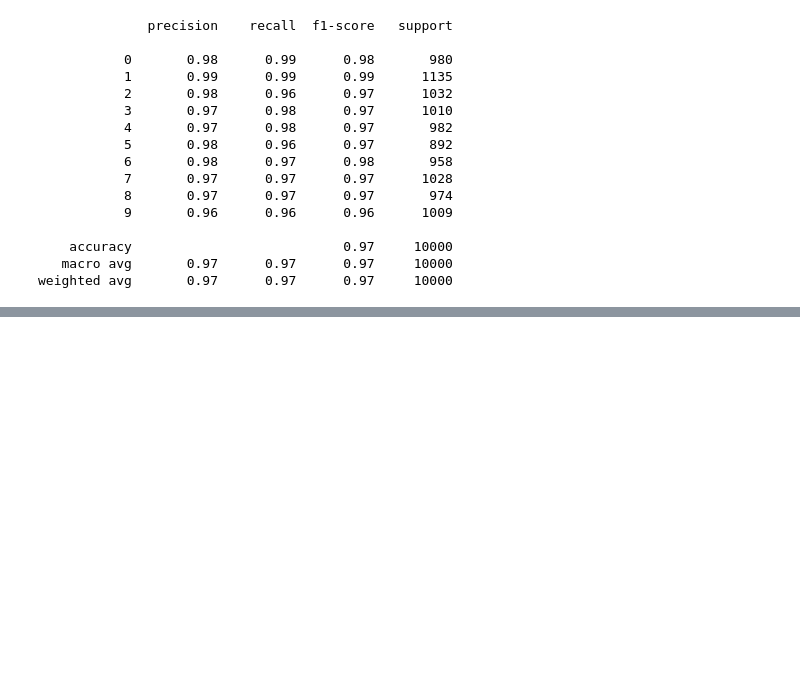
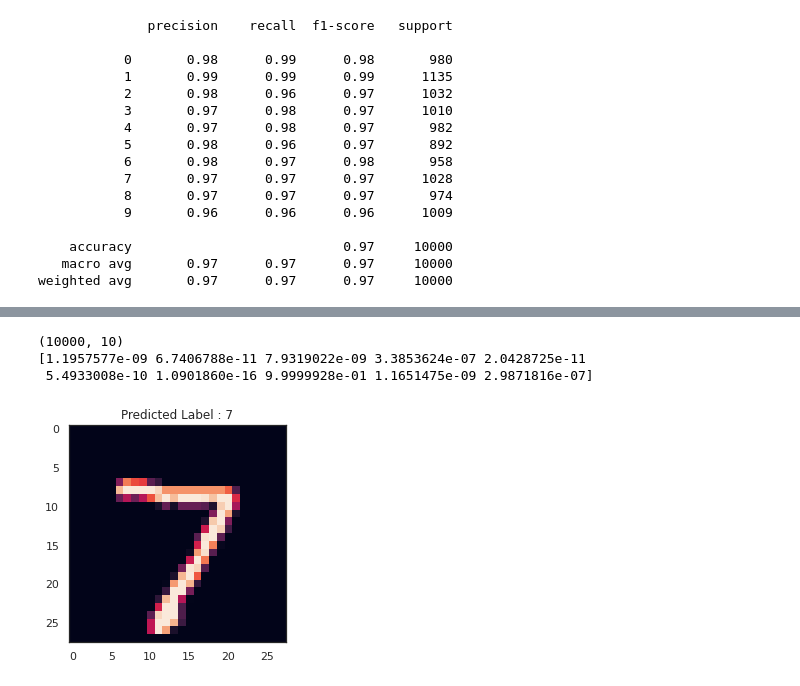
Before and after one commit to HyoungSunChoi/MachineLearning, a Jupyter notebook: Deep Learning/Keras/MNIST 예제 & 모델 평가 방법.ipynb, the cells around one changed output, grey strips where cells are left out. Drawn from its saved outputs; the diff is of its cells as text; code cells hidden in the pictures; blank space fills up the shorter version.

```diff
--- a/Deep Learning/Keras/MNIST 예제 & 모델 평가 방법.ipynb
+++ b/Deep Learning/Keras/MNIST 예제 & 모델 평가 방법.ipynb
@@ -251,0 +251,2 @@ weighted avg       0.97      0.97      0.97     10000
+# %%
+loaded_model=models.load_model('mnist_model.h5')
@@ -251,0 +274,19 @@ weighted avg       0.97      0.97      0.97     10000
+# %%
+# 제대로 불러왔는지 확인하기
+pred_ys2 = loaded_model.predict(x_test)
+print(pred_ys2.shape)
+
+np.set_printoptions(precision=7)
+# 각 클래스에 속하는 확률 값
+print(pred_ys2[0])
+# %% [output]
+(10000, 10)
+[1.1957577e-09 6.7406788e-11 7.9319022e-09 3.3853624e-07 2.0428725e-11
+ 5.4933008e-10 1.0901860e-16 9.9999928e-01 1.1651475e-09 2.9871816e-07]
+# %%
+arg_pred_y2 = np.argmax(pred_ys2, axis=1)
+plt.imshow(x_test[0])
+plt.title('Predicted Label : {}'.format(arg_pred_y2[0]))
+plt.show()
+# %% [output]
+[figure, added]
```
Also changed, not shown: parts of 9 cells of this notebook.
